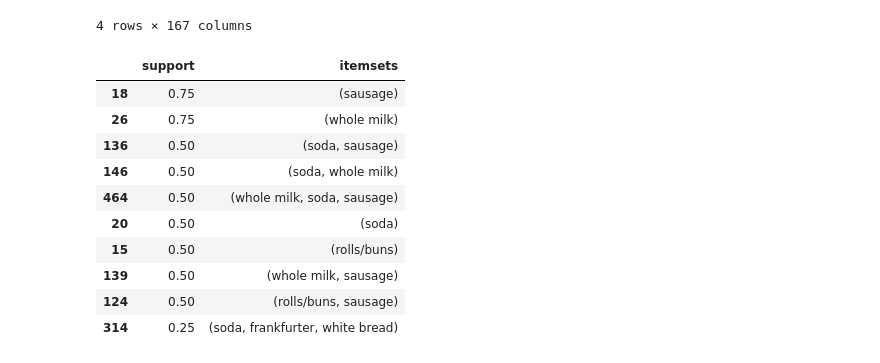
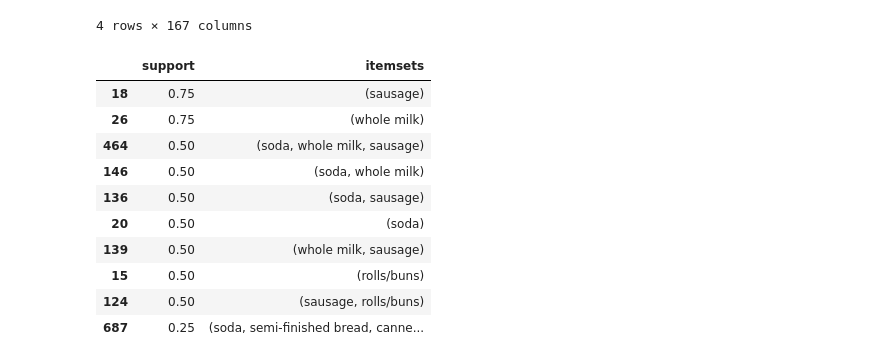
Before and after one commit to Pooja55401/Data-Science-on-Retail-Customer-Data, a Jupyter notebook: Groceries_Market_Baske_ Analysis.ipynb, the cells around one changed output. Cells and saved outputs as stored; diff of their text form; code cells hidden in the pictures.

Commit message:
Market Basket Analysis-Association Rules

```diff
--- a/Groceries_Market_Baske_ Analysis.ipynb
+++ b/Groceries_Market_Baske_ Analysis.ipynb
@@ -218,22 +231,22 @@ basket_enc_filter
 # %%
 #frequent_itemsets = apriori(basket_enc, min_support=0.025, use_colnames=True, max_len=3).sort_values(by='support', ascending=False)
 #frequent_itemsets.head(25)
 
 #Generate the frequent itemsets
-frequent_itemsets = apriori(basket_enc_filter, min_support=0.03, use_colnames=True,max_len=3).sort_values("support",ascending=False)
+frequent_itemsets = apriori(basket_enc_filter, min_support=0.03, use_colnames=True,max_len=4).sort_values("support",ascending=False)
 frequent_itemsets.head(10)
 # %% [output]
 |  | support | itemsets |
 | 18 | 0.75 | (sausage) |
 | 26 | 0.75 | (whole milk) |
+| 464 | 0.50 | (soda, whole milk, sausage) |
+| 146 | 0.50 | (soda, whole milk) |
 | 136 | 0.50 | (soda, sausage) |
-| 146 | 0.50 | (soda, whole milk) |
-| 464 | 0.50 | (whole milk, soda, sausage) |
 | 20 | 0.50 | (soda) |
+| 139 | 0.50 | (whole milk, sausage) |
 | 15 | 0.50 | (rolls/buns) |
-| 139 | 0.50 | (whole milk, sausage) |
-| 124 | 0.50 | (rolls/buns, sausage) |
-| 314 | 0.25 | (soda, frankfurter, white bread) |
+| 124 | 0.50 | (sausage, rolls/buns) |
+| 687 | 0.25 | (soda, semi-finished bread, canne... |
 # %%
 
 #Apply association rules-for indicating astecedent and consequent items
```
Also changed, not shown: parts of 6 cells of this notebook.
